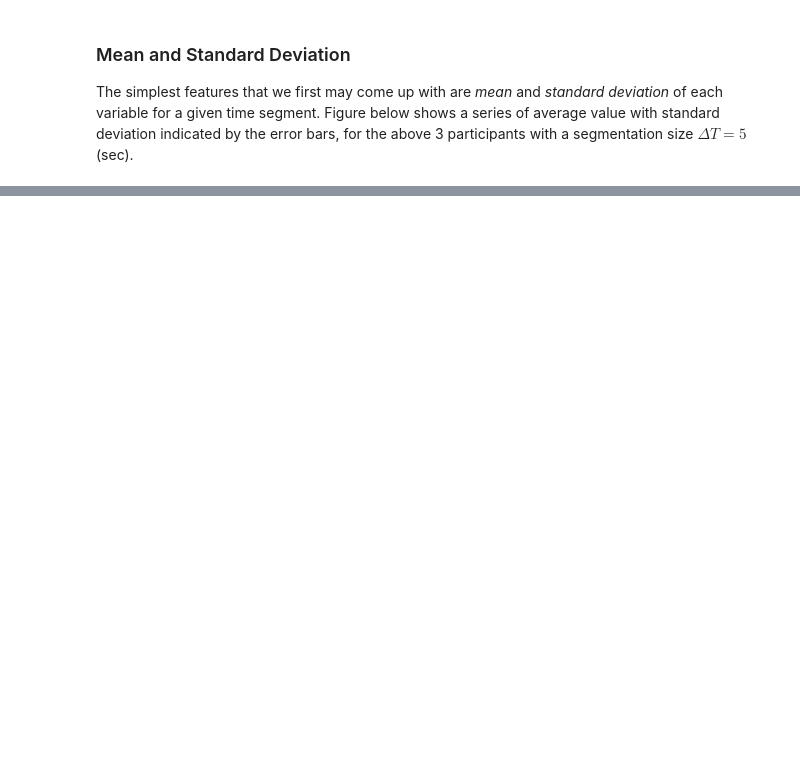
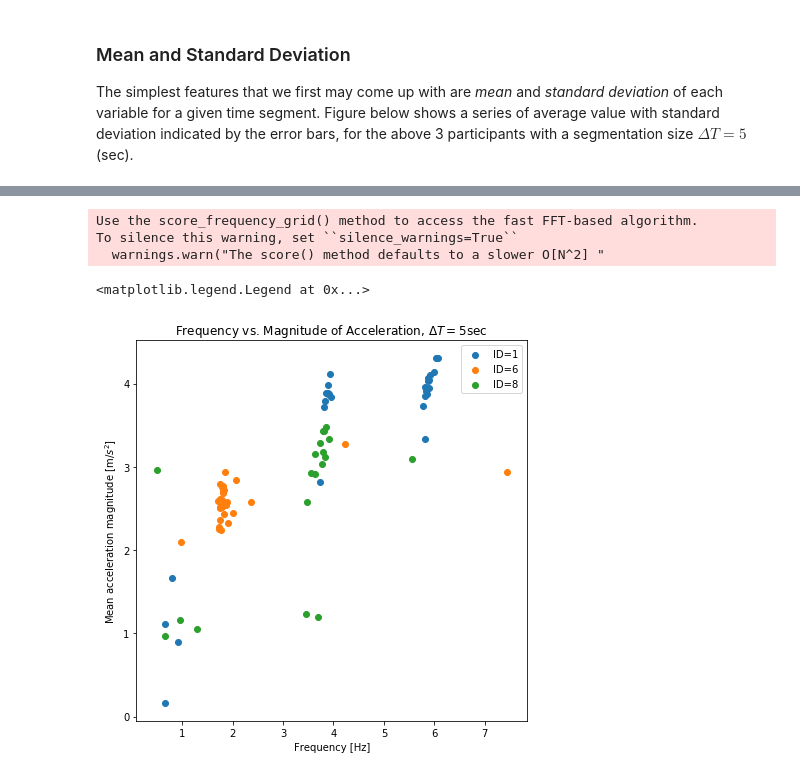
Before and after one commit to hshiokawa/walker_identifier, a Jupyter notebook: walker_identifier.ipynb, the cells around one changed output, grey strips where cells are left out. Saved outputs shown, nothing was run; the diff lists cells and outputs as text; code cells hidden in the pictures; blank space fills up the shorter version.

```diff
--- a/walker_identifier.ipynb
+++ b/walker_identifier.ipynb
@@ -164,0 +262,21 @@ plt.legend()
+# %%
+DT = 5. # segment size in second
+par = parse_data( data, DT )
+ID = [1,6,8]
+per = Period()
+
+fig = plt.figure(figsize=(7,7))
+f = fig.add_subplot(111)
+tseg,aseg,sseg,pseg=per.get_peaks(par,ID[0]); f.scatter(pseg,aseg,label='ID=%d'%ID[0])
+tseg,aseg,sseg,pseg=per.get_peaks(par,ID[1]); f.scatter(pseg,aseg,label='ID=%d'%ID[1])
+tseg,aseg,sseg,pseg=per.get_peaks(par,ID[2]); f.scatter(pseg,aseg,label='ID=%d'%ID[2])
+f.set_xlabel('Frequency [Hz]')
+f.set_ylabel(r'Mean acceleration magnitude [m/$s^2$]')
+f.set_title(r'Frequency vs. Magnitude of Acceleration, $\Delta T=5$sec')
+plt.legend()
+# %% [output]
+Use the score_frequency_grid() method to access the fast FFT-based algorithm.
+To silence this warning, set ``silence_warnings=True``
+  warnings.warn("The score() method defaults to a slower O[N^2] "
+<matplotlib.legend.Legend at 0x...>
+[figure, added]
```
Also changed, not shown: parts of 11 cells of this notebook.
